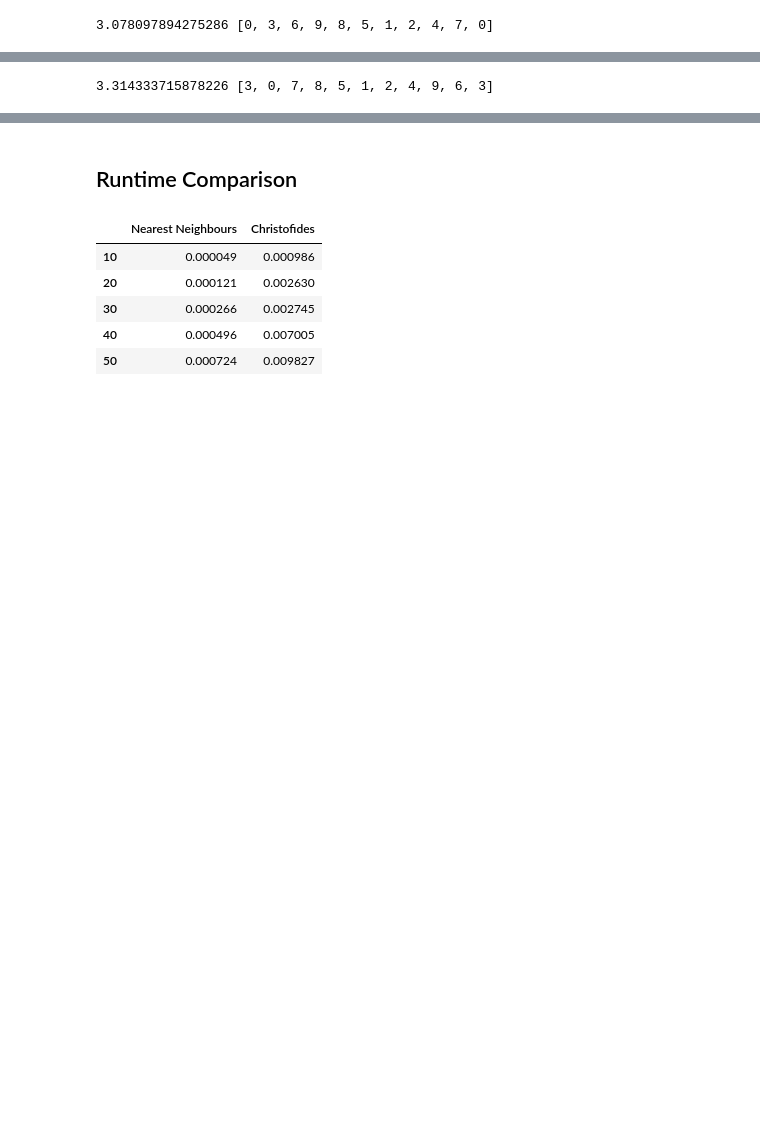
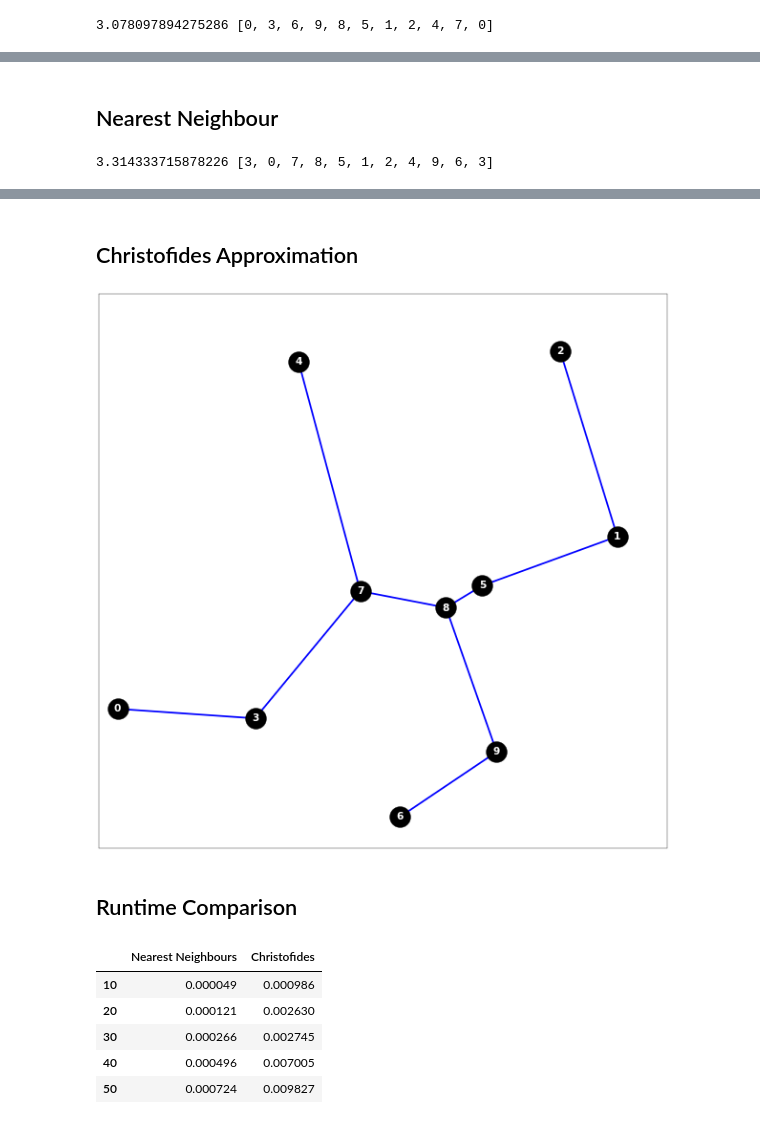
Before and after one commit to itsjoeoui/tsp-visualization, a Jupyter notebook: tsp.ipynb, the cells around one changed output, grey strips where cells are left out. Saved outputs shown, nothing was run; the diff lists cells and outputs as text; code cells hidden in the pictures; blank space fills up the shorter version.

Commit message:
Fix viz dimensions and add prim's algo
Signed-off-by: Joey Yu <joey@itsjoeoui.com>

```diff
--- a/tsp.ipynb
+++ b/tsp.ipynb
@@ -164,6 +184,8 @@ print(length, path)
 Video('brute_force/brute_force.mp4')
 # %% [output]
 [interactive output not drawn]
+# %% [markdown]
+## Nearest Neighbour
 # %%
 length, path, history = tsp.nearest_neighbour(0)
 tsp.gen_animation(history, 'nearest_neighbour')
@@ -174,6 +196,12 @@ print(length, path)
 Video('nearest_neighbour/nearest_neighbour.mp4')
 # %% [output]
 [interactive output not drawn]
+# %% [markdown]
+## Christofides Approximation
+# %%
+tsp.visualize(tsp.prims_algo())
+# %% [output]
+[figure, added]
 # %% [markdown]
 ## Runtime Comparison
 # %%
```
Also changed, not shown: parts of 9 cells of this notebook.
